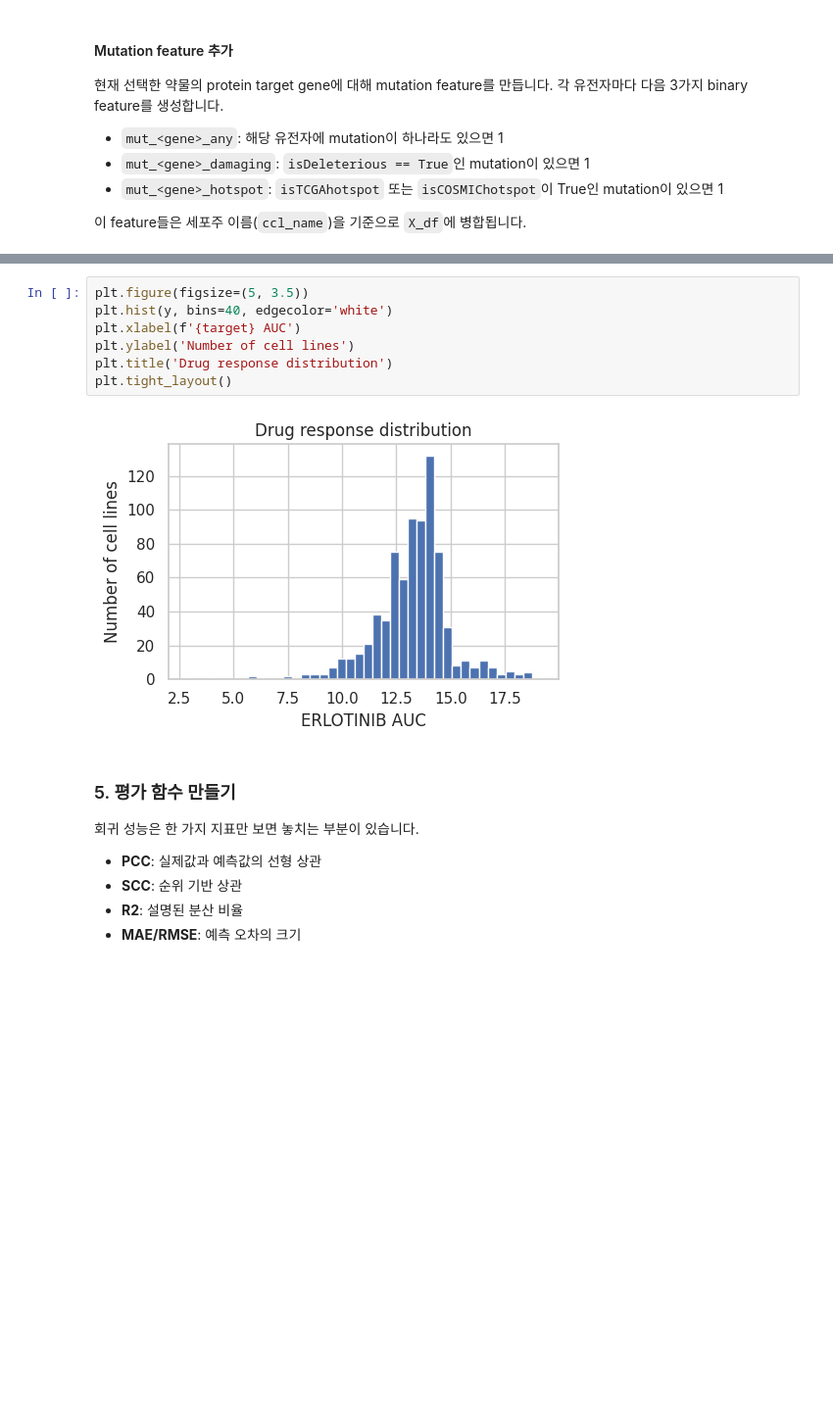
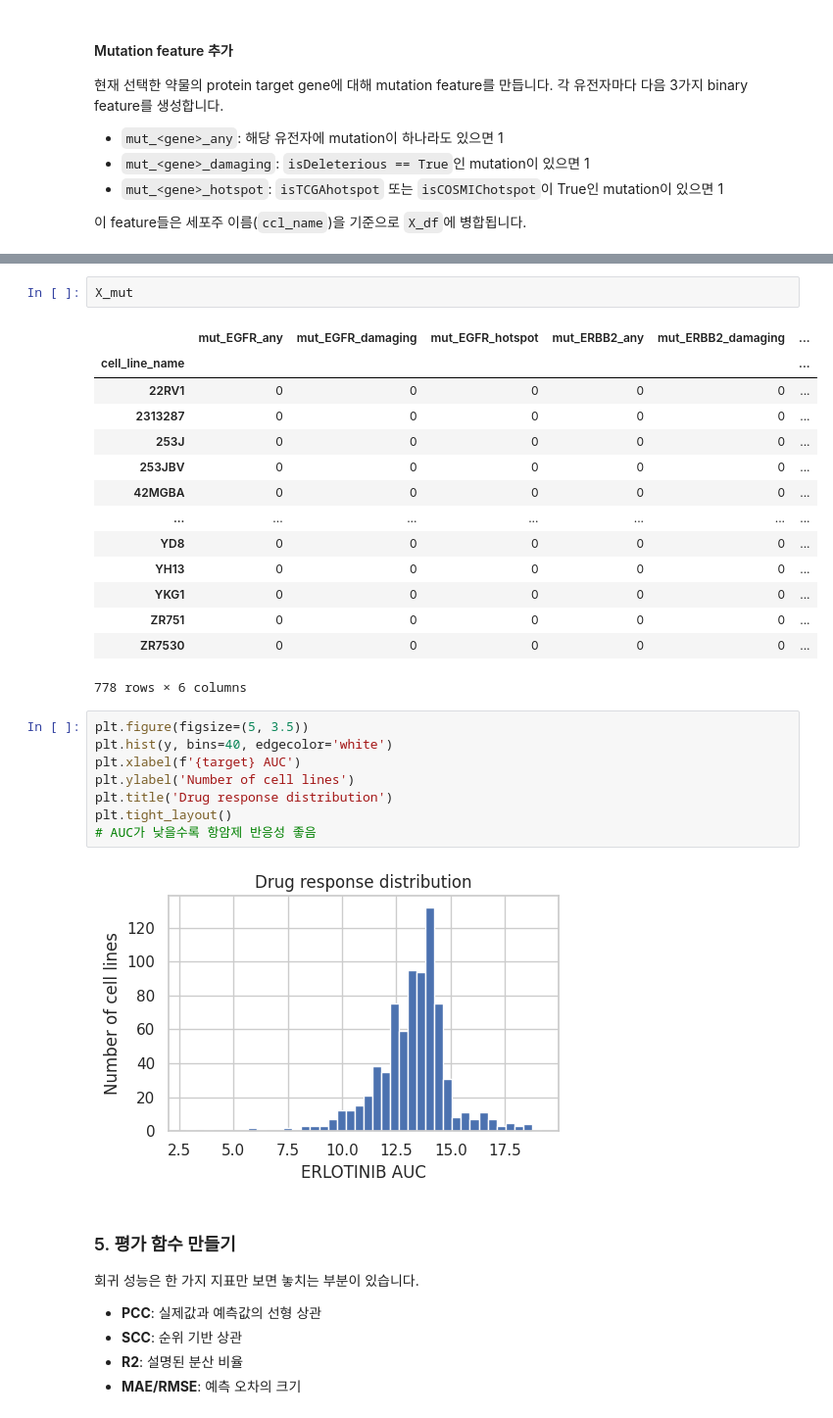
Before and after one commit to hjk9655/health-checkup-analysis, a Jupyter notebook: Notebooks/bio_bigdata_workshop_2B_regression_practice_with_mutation.ipynb, the cells around one changed output, grey strips where cells are left out. Shown at 98% size. Drawn from its saved outputs; the diff is of its cells as text; blank space fills up the shorter version.

```diff
--- a/Notebooks/bio_bigdata_workshop_2B_regression_practice_with_mutation.ipynb
+++ b/Notebooks/bio_bigdata_workshop_2B_regression_practice_with_mutation.ipynb
@@ -596,6 +741,23 @@ Final X_df shape         : (778, 3274)
 | mut_EGFR_damaging | 12 |
 | mut_ERBB2_hotspot | 12 |
 | mut_ERBB2_damaging | 3 |
+# %%
+X_mut
+# %% [output]
+|  | mut_EGFR_any | mut_EGFR_damaging | mut_EGFR_hotspot | mut_ERBB2_any | mut_ERBB2_damaging | ... |
+| cell_line_name |  |  |  |  |  | ... |
+| 22RV1 | 0 | 0 | 0 | 0 | 0 | ... |
+| 2313287 | 0 | 0 | 0 | 0 | 0 | ... |
+| 253J | 0 | 0 | 0 | 0 | 0 | ... |
+| 253JBV | 0 | 0 | 0 | 0 | 0 | ... |
+| 42MGBA | 0 | 0 | 0 | 0 | 0 | ... |
+| ... | ... | ... | ... | ... | ... | ... |
+| YD8 | 0 | 0 | 0 | 0 | 0 | ... |
+| YH13 | 0 | 0 | 0 | 0 | 0 | ... |
+| YKG1 | 0 | 0 | 0 | 0 | 0 | ... |
+| ZR751 | 0 | 0 | 0 | 0 | 0 | ... |
+| ZR7530 | 0 | 0 | 0 | 0 | 0 | ... |
+778 rows × 6 columns
 # %%
 plt.figure(figsize=(5, 3.5))
 plt.hist(y, bins=40, edgecolor='white')
@@ -603,6 +765,7 @@ plt.xlabel(f'{target} AUC')
 plt.ylabel('Number of cell lines')
 plt.title('Drug response distribution')
 plt.tight_layout()
+# AUC가 낮을수록 항암제 반응성 좋음
 # %% [output]
 [figure]
 # %% [markdown]
```
Also changed, not shown: parts of 22 cells of this notebook.
